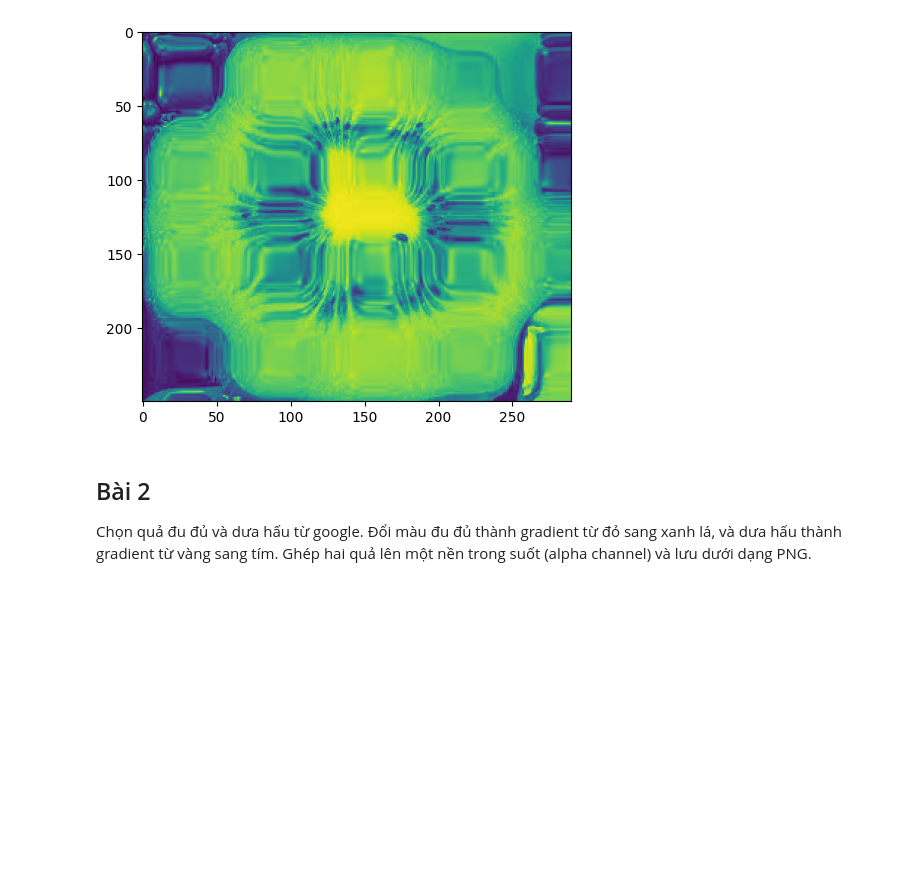
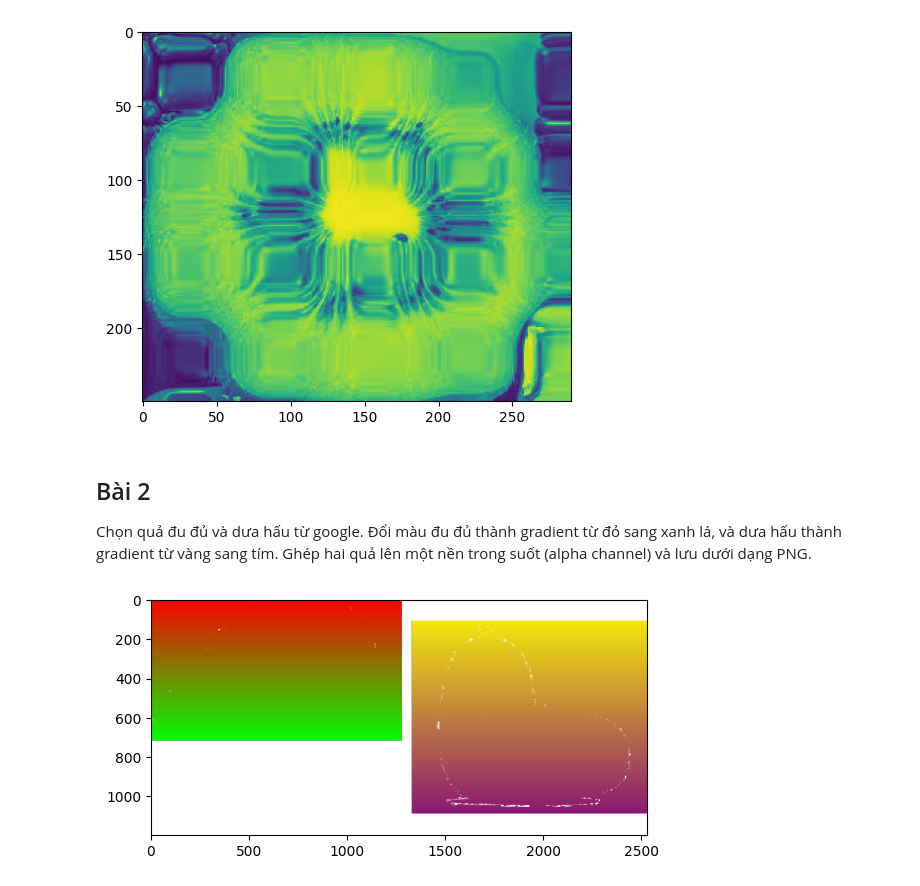
Before and after one commit to Bkhangnguyen/BaiTap_XLAS, a Jupyter notebook: XLA_lab3/XLA_lab3 (1)/TH3.ipynb, the cells around one changed output. Cells and saved outputs as stored; diff of their text form; code cells hidden in the pictures; blank space fills up the shorter version.

```diff
--- a/XLA_lab3/XLA_lab3 (1)/TH3.ipynb
+++ b/XLA_lab3/XLA_lab3 (1)/TH3.ipynb
@@ -232,3 +232,37 @@ iio.imwrite('kiwi_wave.jpg', d1.astype(np.uint8))
 Chọn quả đu đủ và dưa hấu từ google.
 Đổi màu đu đủ thành gradient từ đỏ sang xanh lá, và dưa hấu thành gradient từ vàng sang tím.
 Ghép hai quả lên một nền trong suốt (alpha channel) và lưu dưới dạng PNG.
+# %%
+import numpy as np
+import imageio.v2 as iio
+import matplotlib.pyplot as plt
+
+dudu = iio.imread('du_du.jpg')
+duahau = iio.imread('dua_hau.jpg')
+mask_dudu = np.any(dudu[..., :3] != 255, axis=2)
+mask_duahau = np.any(duahau[..., :3] != 255, axis=2)
+
+for i in range(dudu.shape[0]):
+    t = i / (dudu.shape[0] - 1)
+    color = [255 * (1-t), 255 * t, 0]
+    dudu[i, :, :3][mask_dudu[i, :]] = color
+for i in range(duahau.shape[0]):
+    t = i / (duahau.shape[0] - 1)
+    color = [255 * (1-t) + 128 * t, 255 * (1-t), 128 * t]
+    duahau[i, :, :3][mask_duahau[i, :]] = color
+
+dudu_rgba = np.dstack([dudu[..., :3], mask_dudu.astype(np.uint8) * 255])
+duahau_rgba = np.dstack([duahau[..., :3], mask_duahau.astype(np.uint8) * 255])
+
+H = max(dudu.shape[0], duahau.shape[0])
+W = dudu.shape[1] + duahau.shape[1] + 50
+canvas = np.zeros((H, W, 4), dtype=np.uint8)
+canvas[:dudu.shape[0], :dudu.shape[1], :] = dudu_rgba
+canvas[:duahau.shape[0], dudu.shape[1]+50:dudu.shape[1]+50+duahau.shape[1], :] = duahau_rgba
+
+iio.imsave('fruits_composite.png', canvas)
+plt.imshow(canvas)
+plt.axis()
+plt.show()
+# %% [output]
+[figure, added]
```
Also changed, not shown: parts of 6 cells of this notebook, 13 other files.
